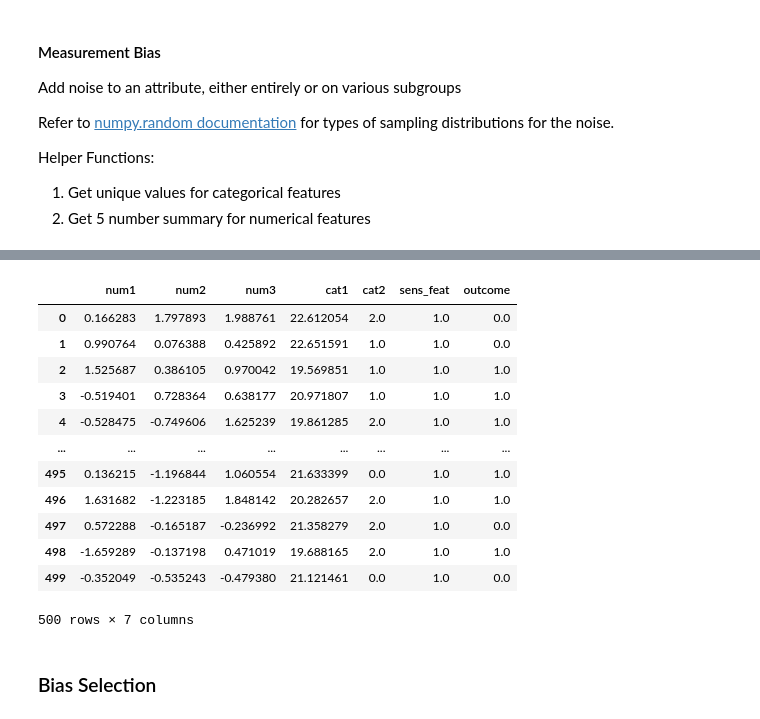
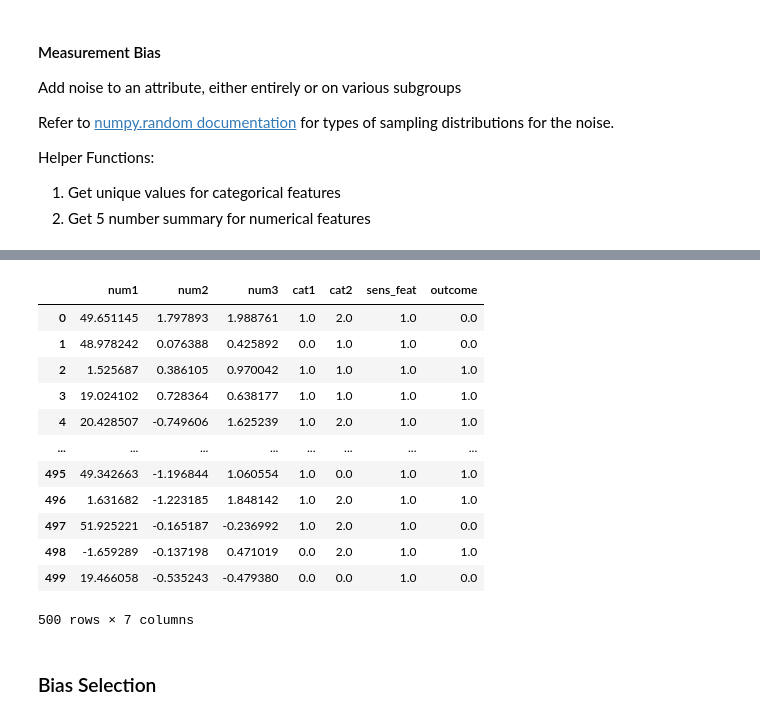
Before and after one commit to mnagired/fairness-sandbox, a Jupyter notebook: sandbox.ipynb, the cells around one changed output, grey strips where cells are left out. Cells and saved outputs as stored; diff of their text form; code cells hidden in the pictures.

Commit message:
finished measurement bias for numeric features

```diff
--- a/sandbox.ipynb
+++ b/sandbox.ipynb
@@ -674,18 +717,19 @@ def measurement(df, feature, feature_type, noise_dist = np.random.normal,
 # %%
-measurement(df_train, 'cat1', 'categorical', np.random.normal, [20, 1, df_train['cat1'].shape], 0)
+# adds different measurement bias to, e.g. num1 < 0 and num1 > 0
+measurement(df_train, 'num1', 'numeric', np.random.normal, [(20, 1), (50, 1)], 1, [(-1, 0), (0, 1)])
 # %% [output]
 |  | num1 | num2 | num3 | cat1 | cat2 | sens_feat | outcome |
-| 0 | 0.166283 | 1.797893 | 1.988761 | 22.612054 | 2.0 | 1.0 | 0.0 |
-| 1 | 0.990764 | 0.076388 | 0.425892 | 22.651591 | 1.0 | 1.0 | 0.0 |
-| 2 | 1.525687 | 0.386105 | 0.970042 | 19.569851 | 1.0 | 1.0 | 1.0 |
-| 3 | -0.519401 | 0.728364 | 0.638177 | 20.971807 | 1.0 | 1.0 | 1.0 |
-| 4 | -0.528475 | -0.749606 | 1.625239 | 19.861285 | 2.0 | 1.0 | 1.0 |
+| 0 | 49.651145 | 1.797893 | 1.988761 | 1.0 | 2.0 | 1.0 | 0.0 |
+| 1 | 48.978242 | 0.076388 | 0.425892 | 0.0 | 1.0 | 1.0 | 0.0 |
+| 2 | 1.525687 | 0.386105 | 0.970042 | 1.0 | 1.0 | 1.0 | 1.0 |
+| 3 | 19.024102 | 0.728364 | 0.638177 | 1.0 | 1.0 | 1.0 | 1.0 |
+| 4 | 20.428507 | -0.749606 | 1.625239 | 1.0 | 2.0 | 1.0 | 1.0 |
 | ... | ... | ... | ... | ... | ... | ... | ... |
-| 495 | 0.136215 | -1.196844 | 1.060554 | 21.633399 | 0.0 | 1.0 | 1.0 |
-| 496 | 1.631682 | -1.223185 | 1.848142 | 20.282657 | 2.0 | 1.0 | 1.0 |
-| 497 | 0.572288 | -0.165187 | -0.236992 | 21.358279 | 2.0 | 1.0 | 0.0 |
-| 498 | -1.659289 | -0.137198 | 0.471019 | 19.688165 | 2.0 | 1.0 | 1.0 |
-| 499 | -0.352049 | -0.535243 | -0.479380 | 21.121461 | 0.0 | 1.0 | 0.0 |
+| 495 | 49.342663 | -1.196844 | 1.060554 | 1.0 | 0.0 | 1.0 | 1.0 |
+| 496 | 1.631682 | -1.223185 | 1.848142 | 1.0 | 2.0 | 1.0 | 1.0 |
+| 497 | 51.925221 | -0.165187 | -0.236992 | 1.0 | 2.0 | 1.0 | 0.0 |
+| 498 | -1.659289 | -0.137198 | 0.471019 | 0.0 | 2.0 | 1.0 | 1.0 |
+| 499 | 19.466058 | -0.535243 | -0.479380 | 0.0 | 0.0 | 1.0 | 0.0 |
 500 rows × 7 columns
 # %% [markdown]
 ### Bias Selection
```
Also changed, not shown: parts of 2 cells of this notebook, 1 other file.
